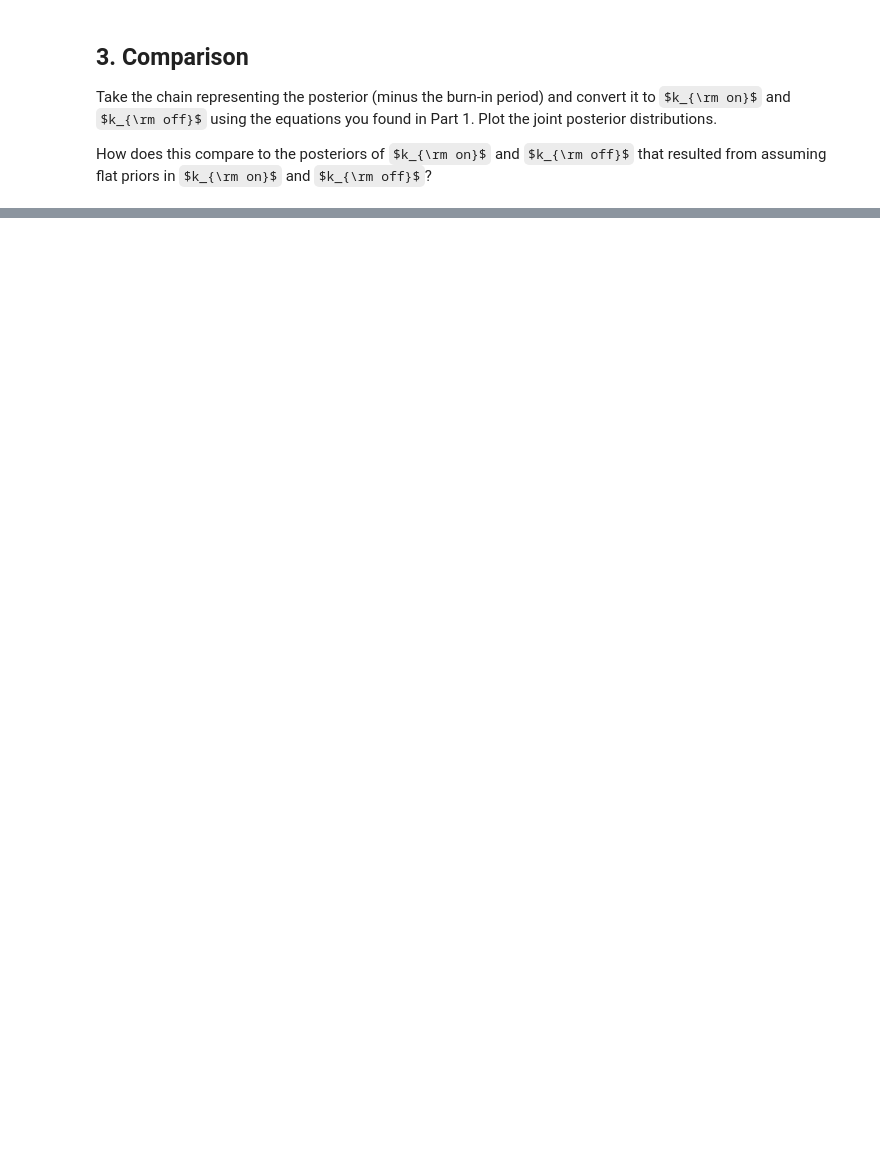
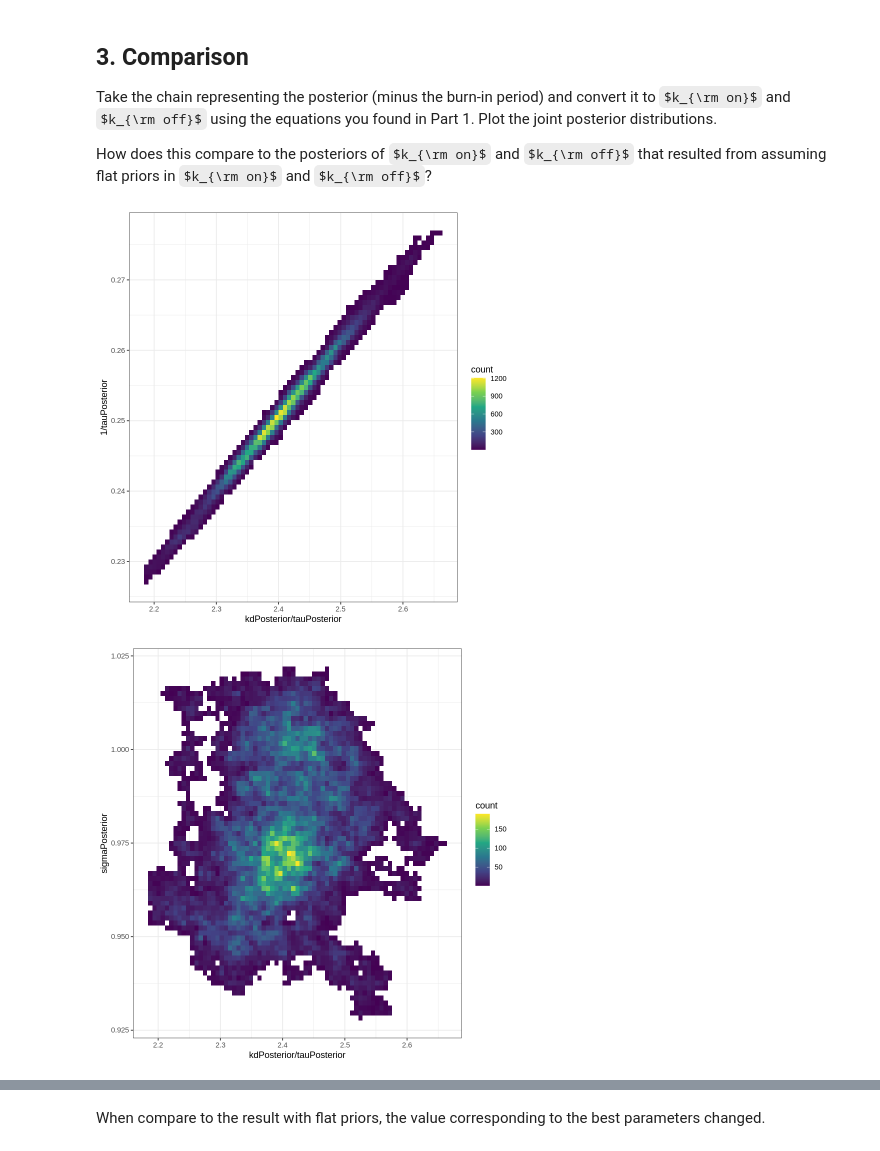
Before and after one commit to llai7/MATH227C, a Jupyter notebook: Math227C20Sp_P11_LuluLai.ipynb, the cells around one changed output, grey strips where cells are left out. Drawn from its saved outputs; the diff is of its cells as text; code cells hidden in the pictures; some formulas as TeX source; blank space fills up the shorter version.

```diff
--- a/Math227C20Sp_P11_LuluLai.ipynb
+++ b/Math227C20Sp_P11_LuluLai.ipynb
@@ -342,3 +316,30 @@ ggplot(dfChain, aes(x=koffPosterior, y=sigmaPosterior) ) +
 Take the chain representing the posterior (minus the burn-in period) and convert it to $k_{\rm on}$ and $k_{\rm off}$ using the equations you found in Part 1. Plot the joint posterior distributions.
 
 How does this compare to the posteriors of $k_{\rm on}$ and $k_{\rm off}$ that resulted from assuming flat priors in $k_{\rm on}$ and $k_{\rm off}$?
+# %%
+# joint posterior
+
+dfChain <- data.frame(kdPosterior=chain[-(1:burnIn),1],
+                      tauPosterior=chain[-(1:burnIn),2],
+                      sigmaPosterior=chain[-(1:burnIn),3] )
+
+#kon vs koff
+ggplot(dfChain, aes(x=kdPosterior/tauPosterior, y=1/tauPosterior) ) +
+  geom_bin2d(bins = 70) +
+  scale_fill_continuous(type = "viridis") +
+  theme_bw()
+
+#kon
+ggplot(dfChain, aes(x=kdPosterior/tauPosterior, y=sigmaPosterior) ) +
+  geom_bin2d(bins = 70) +
+  scale_fill_continuous(type = "viridis") +
+  theme_bw()
+
+#koff
+  ggplot(dfChain, aes(x=1/tauPosterior, y=sigmaPosterior) ) +
+  geom_bin2d(bins = 70) +
+  scale_fill_continuous(type = "viridis") +
+  theme_bw()
+# %% [output]
+[figure, added]
+[figure, added]
@@ -344,0 +347,2 @@ How does this compare to the posteriors of $k_{\rm on}$ and $k_{\rm off}$ that r
+# %% [markdown]
+When compare to the result with flat priors, the value corresponding to the best parameters changed.
```
Also changed, not shown: parts of 6 cells of this notebook.
